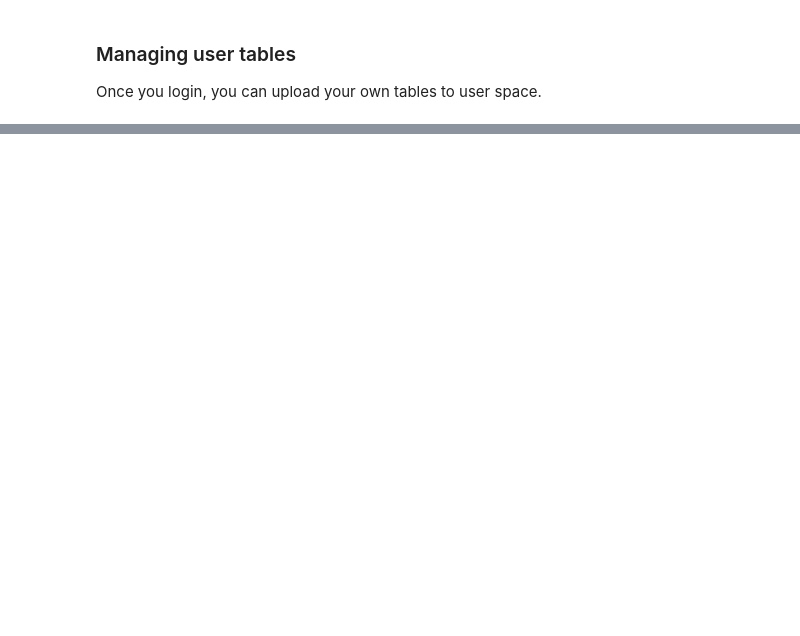
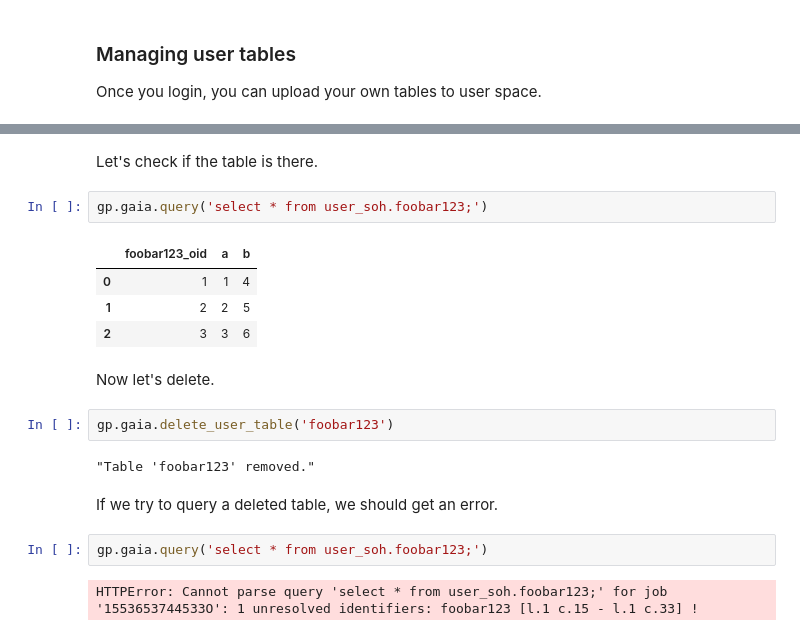
Before and after one commit to smoh/gapipes, a Jupyter notebook: docs/source/getting-started.ipynb, the cells around one changed output, grey strips where cells are left out. Drawn from its saved outputs; the diff is of its cells as text; blank space fills up the shorter version.

Commit message:
Update upload_user_table and docs

```diff
--- a/docs/source/getting-started.ipynb
+++ b/docs/source/getting-started.ipynb
@@ -198,0 +206,21 @@ gp.gaia.upload_table(mytable, 'foobar', table_description='test table to demonst
+# %% [markdown]
+Let's check if the table is there.
+# %%
+gp.gaia.query('select * from user_soh.foobar123;')
+# %% [output]
+|  | foobar123_oid | a | b |
+| 0 | 1 | 1 | 4 |
+| 1 | 2 | 2 | 5 |
+| 2 | 3 | 3 | 6 |
+# %% [markdown]
+Now let's delete.
+# %%
+gp.gaia.delete_user_table('foobar123')
+# %% [output]
+"Table 'foobar123' removed."
+# %% [markdown]
+If we try to query a deleted table, we should get an error.
+# %%
+gp.gaia.query('select * from user_soh.foobar123;')
+# %% [output]
+HTTPError: Cannot parse query 'select * from user_soh.foobar123;' for job '1553653744533O': 1 unresolved identifiers: foobar123 [l.1 c.15 - l.1 c.33] !
```
Also changed, not shown: parts of 6 cells of this notebook, 1 other file.
